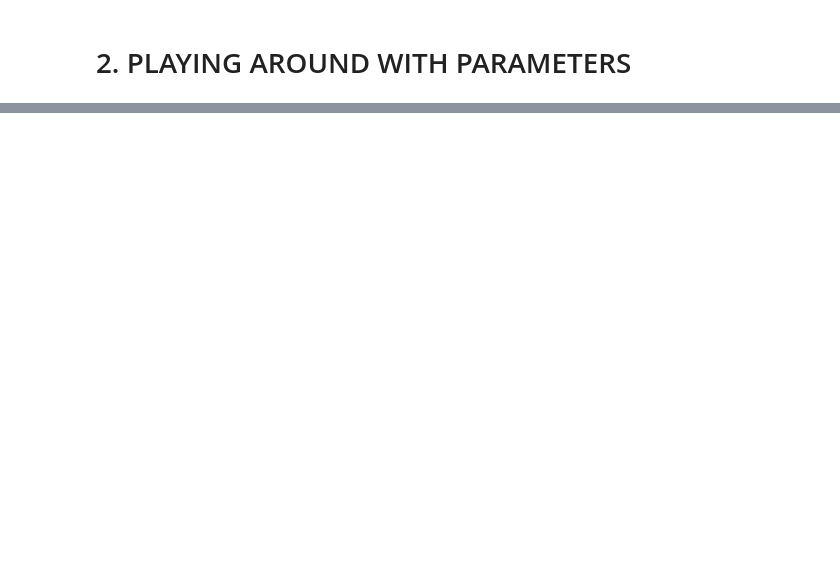
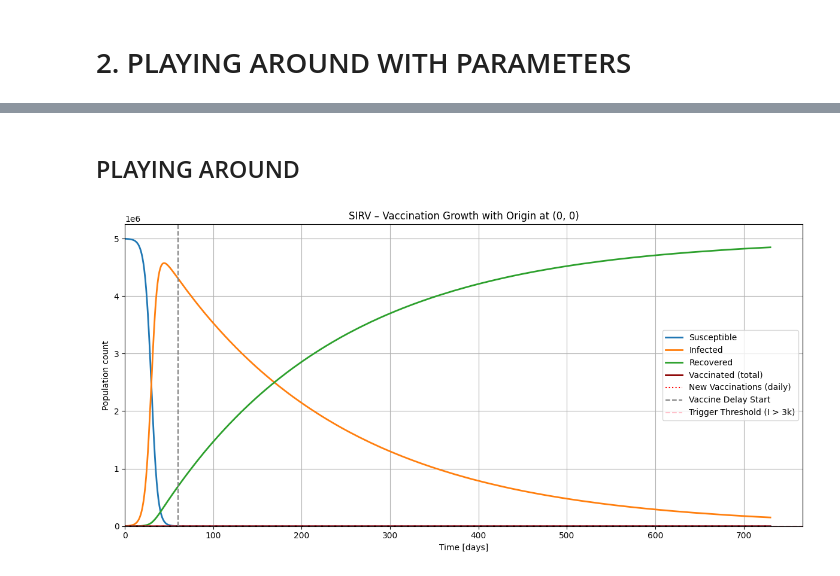
Before and after one commit to bjarturingvason/Stochastic, a Jupyter notebook: Project 2/Basic_SIRV.ipynb, the cells around one changed output, grey strips where cells are left out. Saved outputs shown, nothing was run; the diff lists cells and outputs as text; code cells hidden in the pictures; blank space fills up the shorter version.

```diff
--- a/Project 2/Basic_SIRV.ipynb
+++ b/Project 2/Basic_SIRV.ipynb
@@ -84,0 +72,12 @@ dt = 1 # Simulation updates daily
+# %%
+# Parameters
+beta = 0.6
+gamma = 0.03 #  recovery rate
+nu = 0.03 # vaccine rollout
+N = 1_000_000
+I0 = 2000
+R0_init = 0
+V0 = 0
+S0 = N - I0 - R0_init - V0
+T = 365
+eta_values = [1.0, 0.8, 0.5, 0.2, 0.0]
@@ -84,0 +130,2 @@ dt = 1 # Simulation updates daily
+# %% [markdown]
+## PLAYING AROUND
@@ -84,0 +178,21 @@ dt = 1 # Simulation updates daily
+# %%
+# Visual clarity test
+plt.figure(figsize=(12, 6))
+plt.plot(S, label='Susceptible', linewidth=2)
+plt.plot(I, label='Infected', linewidth=2)
+plt.plot(R, label='Recovered', linewidth=2)
+plt.plot(V, label='Vaccinated (total)', linewidth=2, color='darkred')
+plt.plot(V_applied, label='New Vaccinations (daily)', linestyle=':', color='red')
+plt.axvline(x=delay_start, color='gray', linestyle='--', label='Vaccine Delay Start')
+plt.axhline(y=trigger_threshold, color='pink', linestyle='--', label='Trigger Threshold (I > 3k)')
+plt.xlabel('Time [days]')
+plt.ylabel('Population count')
+plt.title('SIRV – Vaccination Growth with Origin at (0, 0)')
+plt.legend()
+plt.grid(True)
+plt.xlim(left=0)
+plt.ylim(bottom=0)  # y = 0
+plt.tight_layout()
+plt.show()
+# %% [output]
+[figure, added]
```
Also changed, not shown: parts of 7 cells of this notebook, 2 other files.
